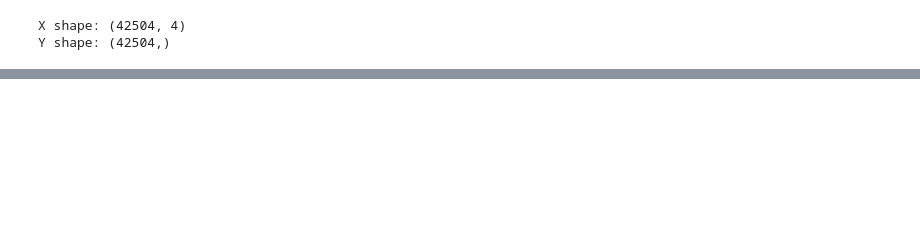
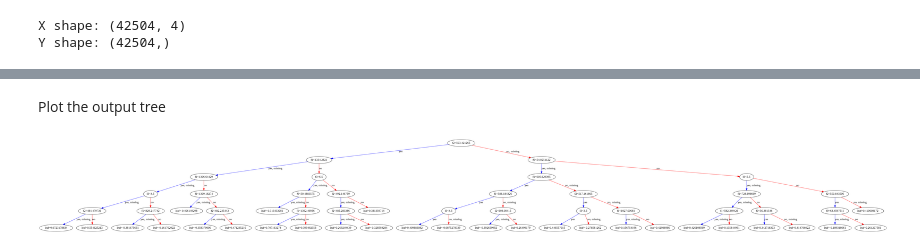
Before and after one commit to elisasanzani/Software_and_Computing_Project, a Jupyter notebook: XGBoost_RadiativeMuonCapture.ipynb, the cells around one changed output, grey strips where cells are left out. Drawn from its saved outputs; the diff is of its cells as text; code cells hidden in the pictures; blank space fills up the shorter version.

```diff
--- a/XGBoost_RadiativeMuonCapture.ipynb
+++ b/XGBoost_RadiativeMuonCapture.ipynb
@@ -275,0 +292,9 @@ Text(0, 0.5, 'Efficiency')
+# %% [markdown]
+Plot the output tree
+# %%
+xgb.plot_tree(bst, num_trees=2)
+fig = plt.gcf()
+fig.set_size_inches(150, 100)
+fig.savefig('tree_xgb.png')
+# %% [output]
+[figure, added]
```
Also changed, not shown: parts of 15 cells of this notebook.
